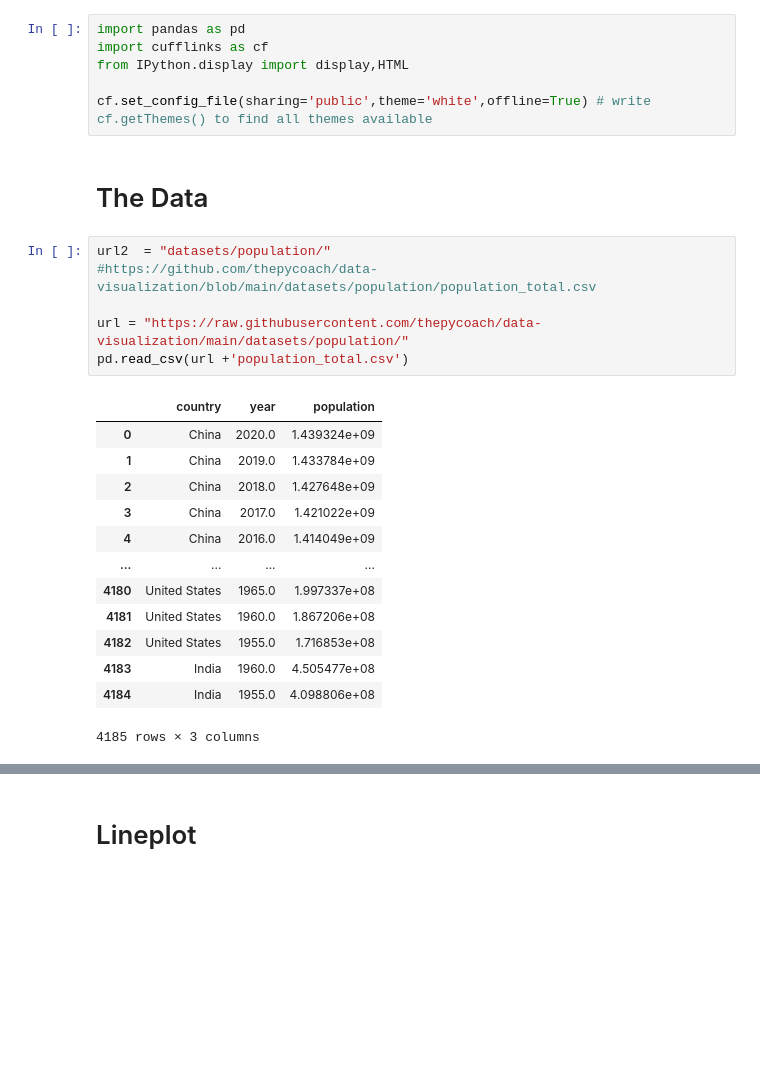
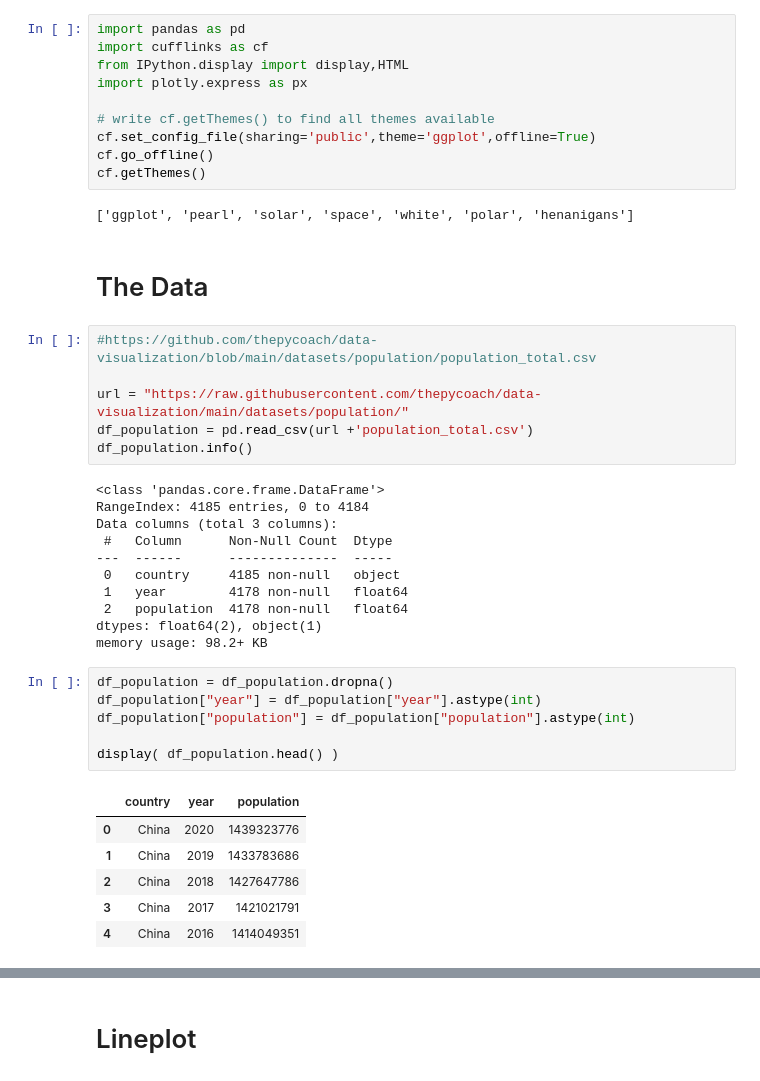
Before and after one commit to alex-degarate/DAnalytics, a Jupyter notebook: After_13/interactive_visualization_with_pandas_and_cufflinks.ipynb, the cells around one changed output, grey strips where cells are left out. Saved outputs shown, nothing was run; the diff lists cells and outputs as text; blank space fills up the shorter version.

```diff
--- a/After_13/interactive_visualization_with_pandas_and_cufflinks.ipynb
+++ b/After_13/interactive_visualization_with_pandas_and_cufflinks.ipynb
@@ -4,27 +26,43 @@
 import pandas as pd
 import cufflinks as cf
 from IPython.display import display,HTML
+import plotly.express as px
 
-cf.set_config_file(sharing='public',theme='white',offline=True) # write cf.getThemes() to find all themes available
+# write cf.getThemes() to find all themes available
+cf.set_config_file(sharing='public',theme='ggplot',offline=True)
+cf.go_offline()
+cf.getThemes()
+# %% [output]
+['ggplot', 'pearl', 'solar', 'space', 'white', 'polar', 'henanigans']
 # %% [markdown]
 # The Data
 # %%
-url2  = "datasets/population/"
 #https://github.com/thepycoach/data-visualization/blob/main/datasets/population/population_total.csv
 
 url = "https://raw.githubusercontent.com/thepycoach/data-visualization/main/datasets/population/"
-pd.read_csv(url +'population_total.csv')
+df_population = pd.read_csv(url +'population_total.csv')
+df_population.info()
 # %% [output]
-|  | country | year | population |
-| 0 | China | 2020.0 | 1.439324e+09 |
-| 1 | China | 2019.0 | 1.433784e+09 |
-| 2 | China | 2018.0 | 1.427648e+09 |
-| 3 | China | 2017.0 | 1.421022e+09 |
-| 4 | China | 2016.0 | 1.414049e+09 |
-| ... | ... | ... | ... |
-| 4180 | United States | 1965.0 | 1.997337e+08 |
-| 4181 | United States | 1960.0 | 1.867206e+08 |
-| 4182 | United States | 1955.0 | 1.716853e+08 |
-| 4183 | India | 1960.0 | 4.505477e+08 |
-| 4184 | India | 1955.0 | 4.098806e+08 |
-4185 rows × 3 columns
+<class 'pandas.core.frame.DataFrame'>
+RangeIndex: 4185 entries, 0 to 4184
+Data columns (total 3 columns):
+ #   Column      Non-Null Count  Dtype
+---  ------      --------------  -----
+ 0   country     4185 non-null   object
+ 1   year        4178 non-null   float64
+ 2   population  4178 non-null   float64
+dtypes: float64(2), object(1)
+memory usage: 98.2+ KB
+# %%
+df_population = df_population.dropna()
+df_population["year"] = df_population["year"].astype(int)
+df_population["population"] = df_population["population"].astype(int)
+
+display( df_population.head() )
+# %% [output]
+|  | country | year | population |
+| 0 | China | 2020 | 1439323776 |
+| 1 | China | 2019 | 1433783686 |
+| 2 | China | 2018 | 1427647786 |
+| 3 | China | 2017 | 1421021791 |
+| 4 | China | 2016 | 1414049351 |
```
Also changed, not shown: parts of 11 cells of this notebook.
